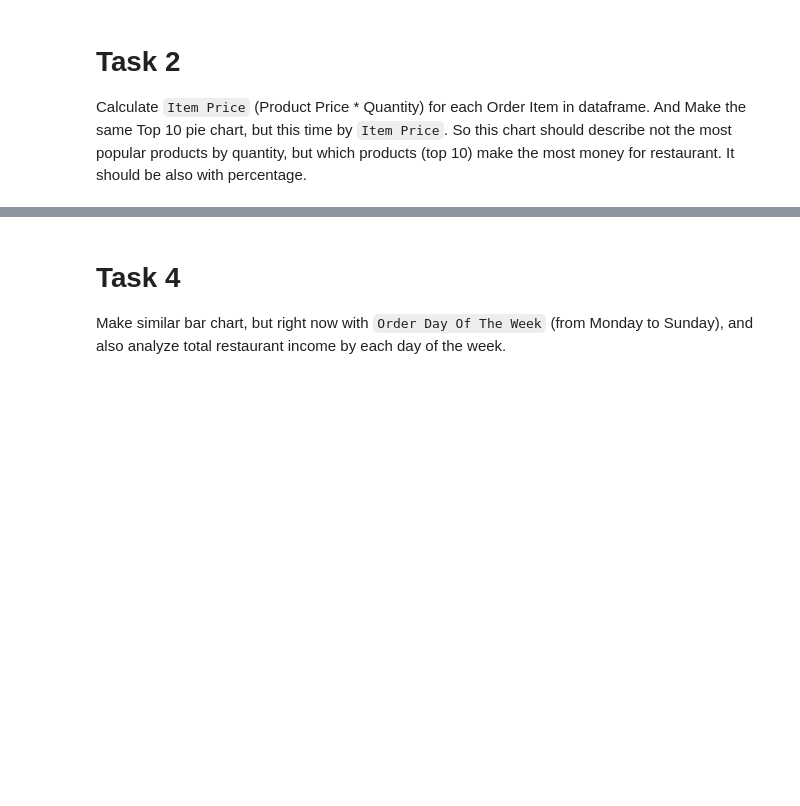
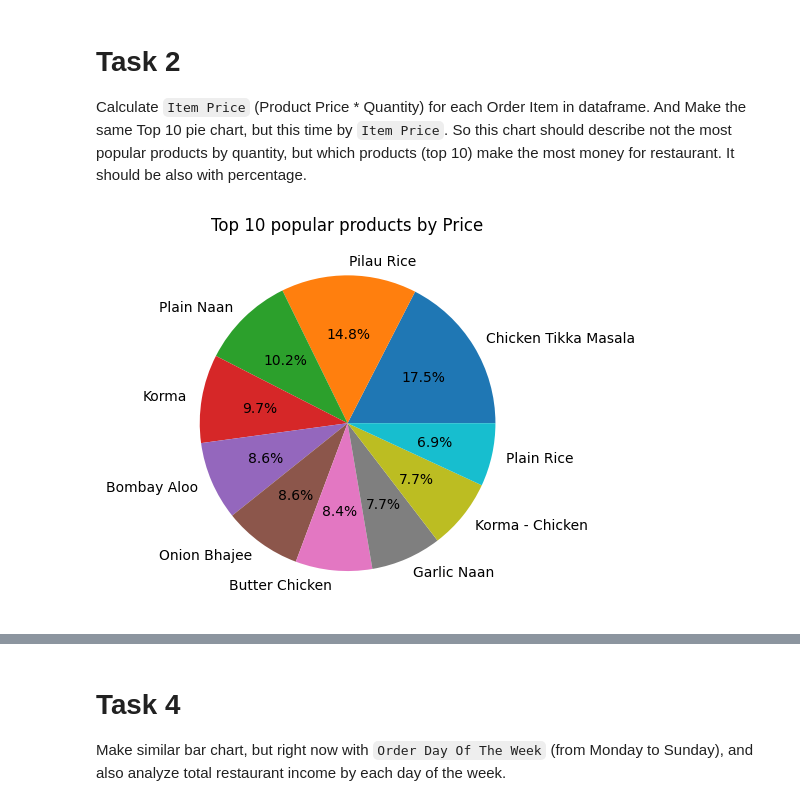
Before and after one commit to mate-academy/py-restaurant-data-analysis, a Jupyter notebook: app/main.ipynb, the cells around one changed output, grey strips where cells are left out. Saved outputs shown, nothing was run; the diff lists cells and outputs as text; code cells hidden in the pictures; blank space fills up the shorter version.

```diff
--- a/app/main.ipynb
+++ b/app/main.ipynb
@@ -68,3 +66,13 @@ And Make the same Top 10 pie chart, but this time by `Item Price`. So this chart
+# %%
+df["Item Price"] = df["price"] * df["quantity"]
+group_by_price = df.groupby("name")["Item Price"].sum()
+sort_by_price = group_by_price.sort_values(ascending=False)
+result_by_price = sort_by_price[:10]
+plt.pie(result_by_price.values, labels=result_by_price.index, autopct="%1.1f%%")
+plt.title("Top 10 popular products by Price")
+plt.show()
+# %% [output]
+[figure, added]
 # %% [markdown]
 # Task 3
 Calculate `Order Hour` based on `Order Datetime`, which will tell about the specific our the order was created (from 0 to 23). Using `Order Hour` create a bar chart, which will tell the total restaurant income based on the hour order was created. So on x-axis - it will be values from 0 to 23 (hours), on y-axis - it will be the total sum of order prices, which were sold on that hour.
```
Also changed, not shown: parts of 4 cells of this notebook.
